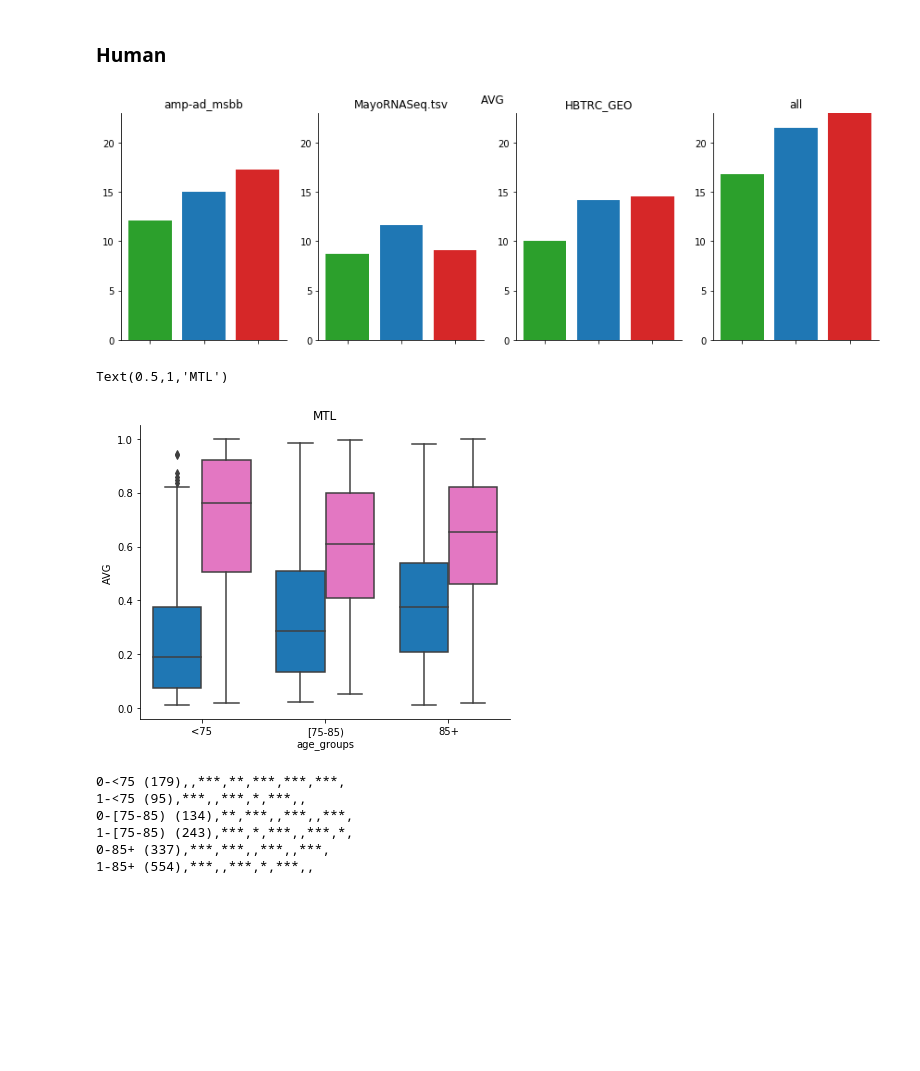
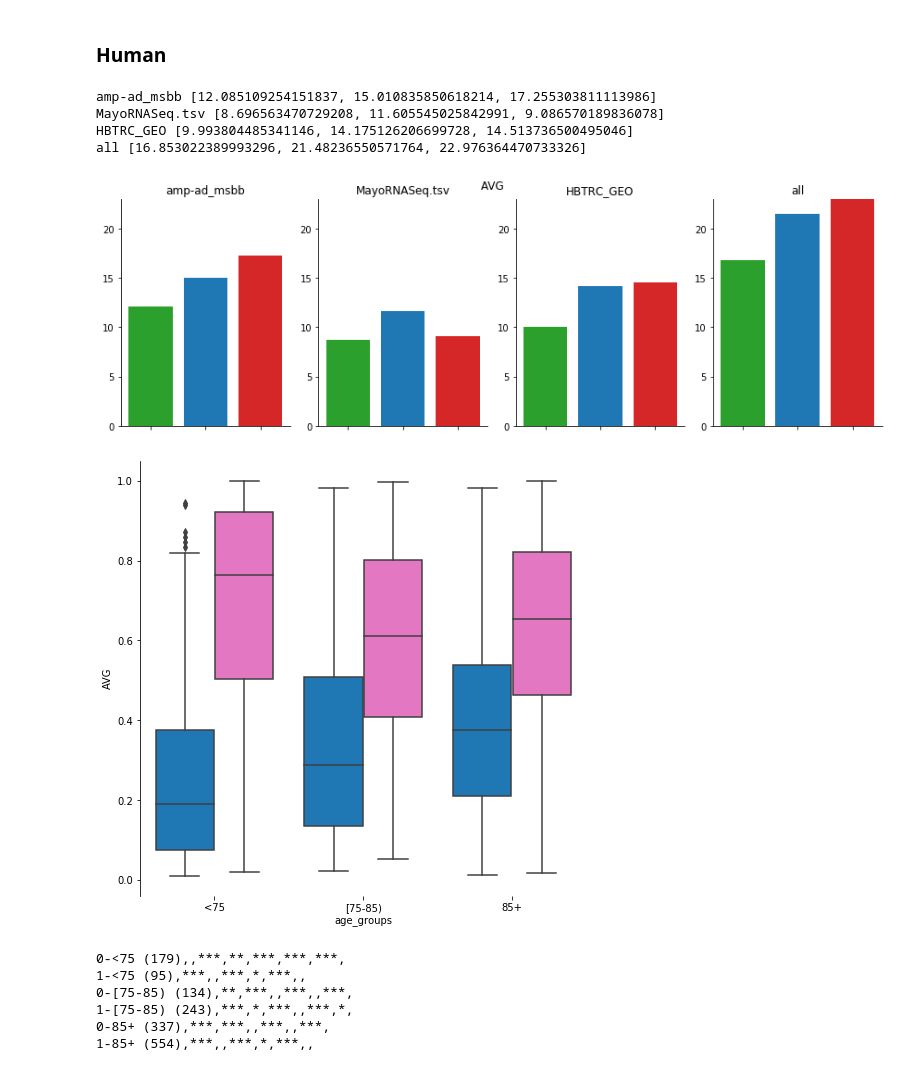
Before and after one commit to suinleelab/MD-AD, a Jupyter notebook: Paper_Analyses/External_validation_predictions.ipynb, the cells around one changed output. Saved outputs shown, nothing was run; the diff lists cells and outputs as text; code cells hidden in the pictures; blank space fills up the shorter version.

```diff
--- a/Paper_Analyses/External_validation_predictions.ipynb
+++ b/Paper_Analyses/External_validation_predictions.ipynb
@@ -56,6 +56,8 @@ for yvar in ['AVG']:
 
         lin,mlp,mtl= axs[i].bar(mods, [t_stat[mod][yvar][dset] for mod in ["Linear", "MLP_baselines", "MTL"]],
                                 align='center', alpha=1, ecolor='black')
+
+        print(dset, [t_stat[mod][yvar][dset] for mod in ["Linear", "MLP_baselines", "MTL"]])
 
         lin.set_facecolor(cmaplist[4])
         mlp.set_facecolor(cmaplist[0])
@@ -73,21 +75,35 @@ for yvar in ['AVG']:
 
     plt.tight_layout()
 # %% [output]
+amp-ad_msbb [12.085109254151837, 15.010835850618214, 17.255303811113986]
+MayoRNASeq.tsv [8.696563470729208, 11.605545025842991, 9.086570189836078]
+HBTRC_GEO [9.993804485341146, 14.175126206699728, 14.513736500495046]
+all [16.853022389993296, 21.48236550571764, 22.976364470733326]
-[figure, old version]
+[figure, new version]
 # %%
 for mod in mods:
     dfs[mod]["model"] = mod
 # %%
+f, ax = plt.subplots(1,1,figsize=(8,8))
+
 xorder = np.array(["<75","[75-85)", "85+"])
 yvar = 'AVG'
 
-g=sns.catplot(x="age_groups", y=yvar, hue="AD",col="model",aspect=1.2, order=xorder,
+g=sns.catplot(x="age_groups", y=yvar, hue="AD",col="model",aspect=1.2, order=xorder,ax=ax,
             kind="box",ci="sd", data= dfs["MTL"], hue_order=[0,1], palette=[cmaplist[0], cmaplist[12]], legend=False, saturation=1);
 
 plt.title(mod)
+
+ax.set_facecolor('None')
+ax.spines['right'].set_visible(False)
+ax.spines['top'].set_visible(False)
+ax.spines['bottom'].set_visible(False)
+
+ax.get_legend().remove()
+plt.close(2)
+plt.show()
 # %% [output]
-Text(0.5,1,'MTL')
-[figure, old version]
+[figure, new version]
 # %%
 groups = []
 vals = []
```
Also changed, not shown: parts of 13 cells of this notebook, 9 other files.
